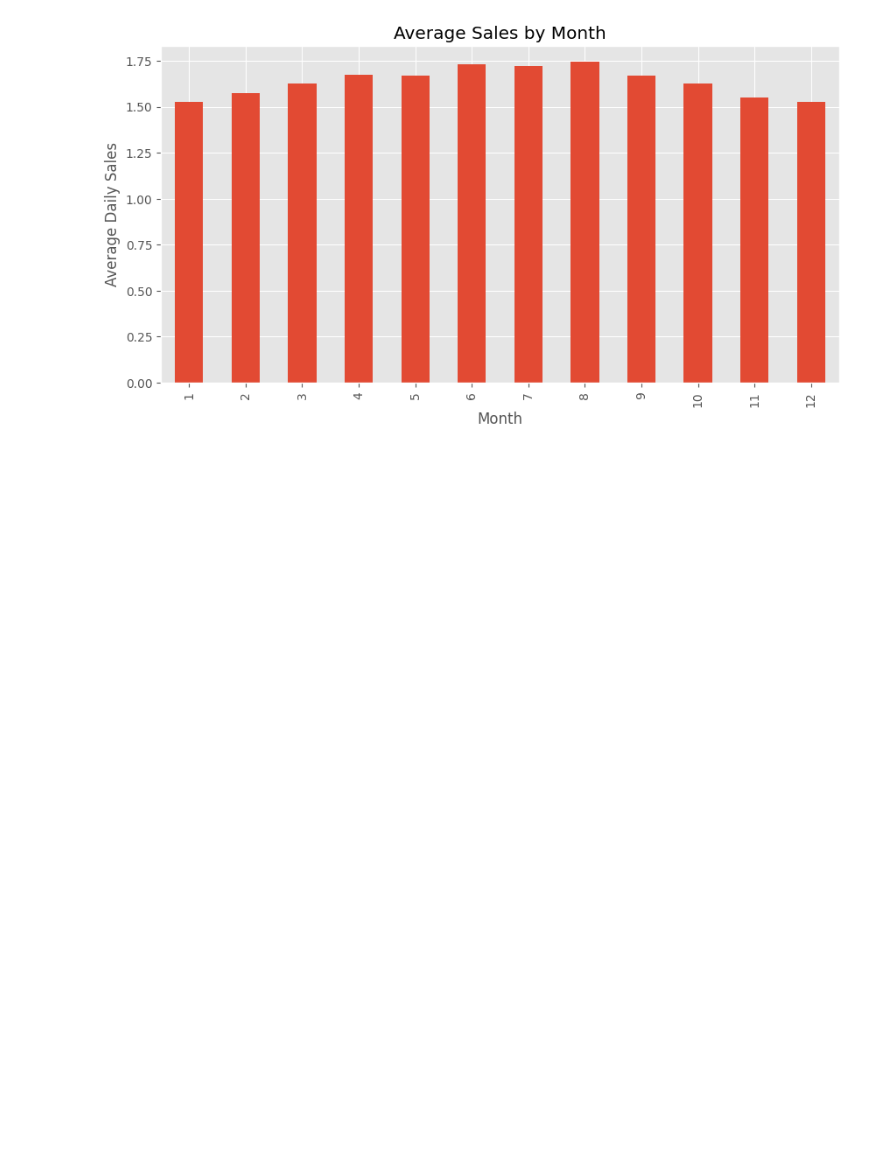
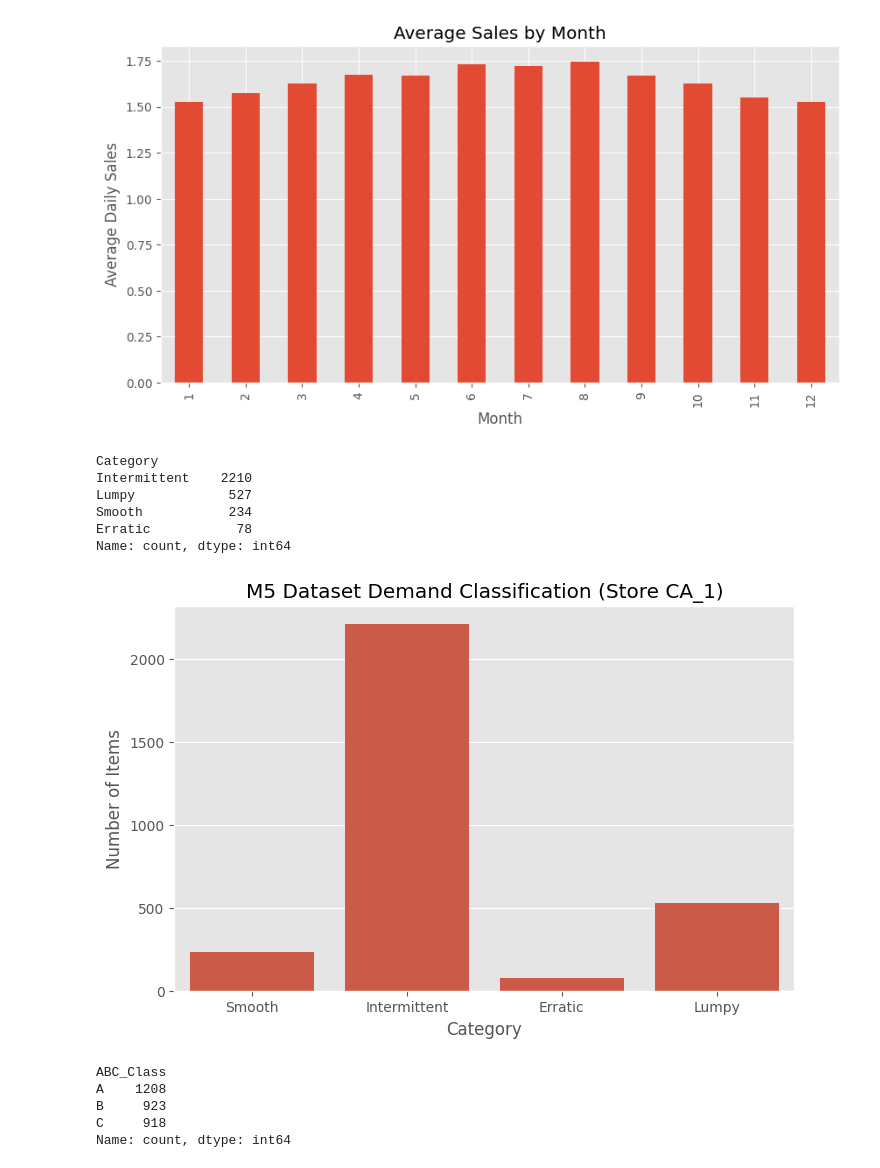
Before and after one commit to Avichal-Goyal/inventory-optimization-demand-forecasting, a Jupyter notebook: notebooks/03_eda.ipynb, the cells around one changed output. Drawn from its saved outputs; the diff is of its cells as text; code cells hidden in the pictures; blank space fills up the shorter version.

```diff
--- a/notebooks/03_eda.ipynb
+++ b/notebooks/03_eda.ipynb
@@ -290,3 +290,76 @@ plt.ylabel("Average Daily Sales")
 plt.show()
 # %% [output]
 [figure]
+# %%
+# Calculate ADI and CV^2 per item
+def classify_demand(df):
+    summary_stats = []
+
+    for item, group in df.groupby('item_id'):
+        # Filter for non-zero sales days
+        nz_sales = group[group['sales'] > 0]['sales']
+        total_days = len(group)
+        nz_days = len(nz_sales)
+
+        if nz_days <= 1:
+            continue
+
+        adi = total_days / nz_days
+        cv2 = (nz_sales.std() / nz_sales.mean()) ** 2
+
+        # Classification logic
+        if adi < 1.32 and cv2 < 0.49:
+            category = "Smooth"
+        elif adi >= 1.32 and cv2 < 0.49:
+            category = "Intermittent"
+        elif adi < 1.32 and cv2 >= 0.49:
+            category = "Erratic"
+        else:
+            category = "Lumpy"
+
+        summary_stats.append({'item_id': item, 'ADI': adi, 'CV2': cv2, 'Category': category})
+
+    return pd.DataFrame(summary_stats)
+
+classification_df = classify_demand(model_data)
+print(classification_df['Category'].value_counts())
+
+# Plot the distribution
+import seaborn as sns
+plt.figure(figsize=(8, 5))
+sns.countplot(data=classification_df, x='Category', order=["Smooth", "Intermittent", "Erratic", "Lumpy"])
+plt.title("M5 Dataset Demand Classification (Store CA_1)")
+plt.ylabel("Number of Items")
+plt.show()
+# %% [output]
+Category
+Intermittent    2210
+Lumpy            527
+Smooth           234
+Erratic           78
+Name: count, dtype: int64
+[figure, added]
+# %%
+# Calculate total revenue per product
+model_data['revenue'] = model_data['sales'] * model_data['sell_price']
+abc_analysis = model_data.groupby('item_id')['revenue'].sum().sort_values(ascending=False).reset_index()
+
+# Calculate cumulative percentage
+abc_analysis['cum_revenue'] = abc_analysis['revenue'].cumsum()
+total_rev = abc_analysis['revenue'].sum()
+abc_analysis['cum_percentage'] = (abc_analysis['cum_revenue'] / total_rev) * 100
+
+# Classify
+def assign_abc(pct):
+    if pct <= 80: return 'A'
+    elif pct <= 95: return 'B'
+    else: return 'C'
+
+abc_analysis['ABC_Class'] = abc_analysis['cum_percentage'].apply(assign_abc)
+print(abc_analysis['ABC_Class'].value_counts())
+# %% [output]
+ABC_Class
+A    1208
+B     923
+C     918
+Name: count, dtype: int64
```
Also changed, not shown: parts of 1 cell of this notebook.
